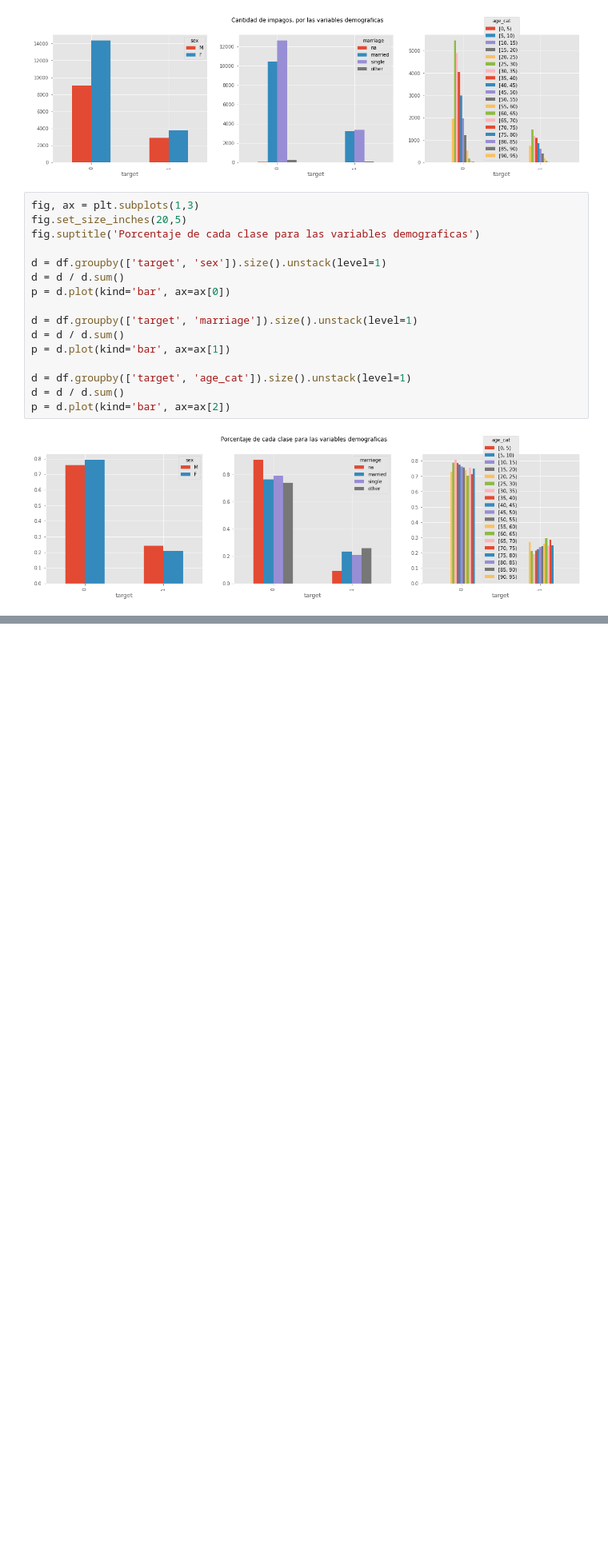
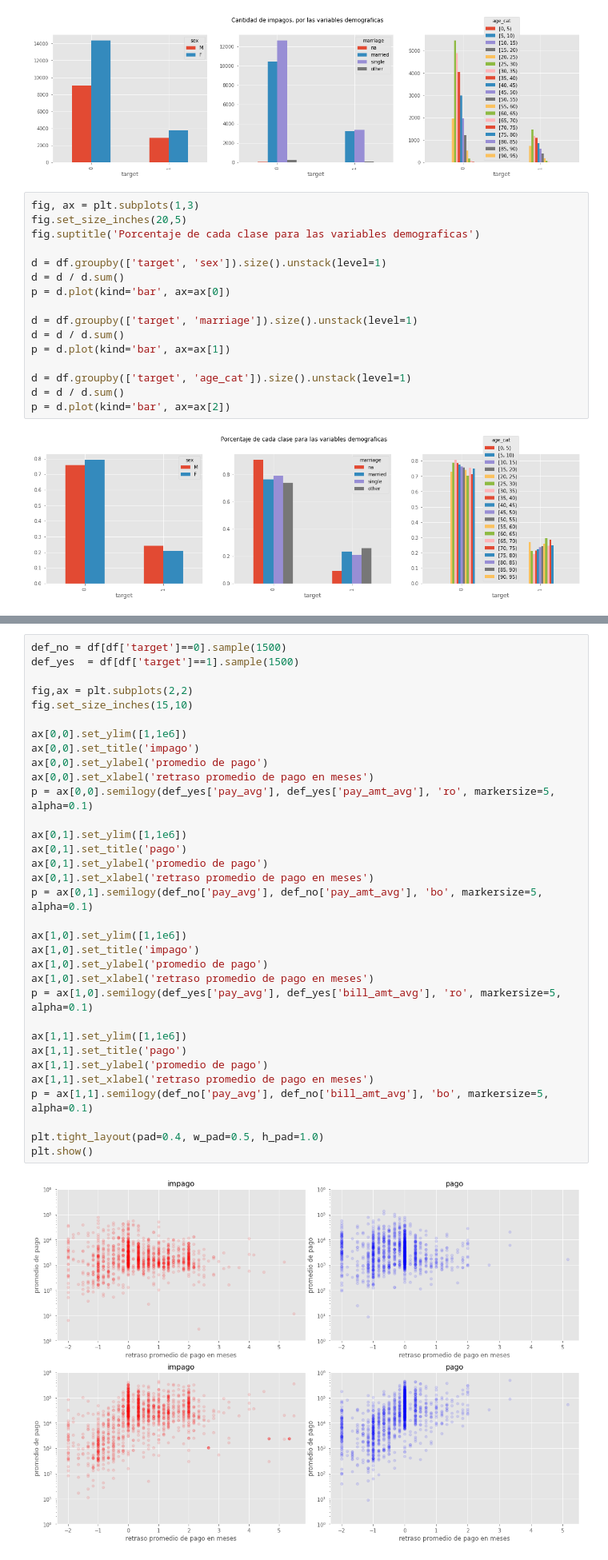
Before and after one commit to jorgelojam/impagos, a Jupyter notebook: src/prediccion.ipynb, the cells around one changed output, grey strips where cells are left out. Shown at 80% size. Cells and saved outputs as stored; diff of their text form; blank space fills up the shorter version.

```diff
--- a/src/prediccion.ipynb
+++ b/src/prediccion.ipynb
@@ -168,0 +243,35 @@ Para no cesgar a valores de cero y uno, se va a aplicar conversiones logaritmica
+# %%
+def_no = df[df['target']==0].sample(1500)
+def_yes  = df[df['target']==1].sample(1500)
+
+fig,ax = plt.subplots(2,2)
+fig.set_size_inches(15,10)
+
+ax[0,0].set_ylim([1,1e6])
+ax[0,0].set_title('impago')
+ax[0,0].set_ylabel('promedio de pago')
+ax[0,0].set_xlabel('retraso promedio de pago en meses')
+p = ax[0,0].semilogy(def_yes['pay_avg'], def_yes['pay_amt_avg'], 'ro', markersize=5, alpha=0.1)
+
+ax[0,1].set_ylim([1,1e6])
+ax[0,1].set_title('pago')
+ax[0,1].set_ylabel('promedio de pago')
+ax[0,1].set_xlabel('retraso promedio de pago en meses')
+p = ax[0,1].semilogy(def_no['pay_avg'], def_no['pay_amt_avg'], 'bo', markersize=5, alpha=0.1)
+
+ax[1,0].set_ylim([1,1e6])
+ax[1,0].set_title('impago')
+ax[1,0].set_ylabel('promedio de pago')
+ax[1,0].set_xlabel('retraso promedio de pago en meses')
+p = ax[1,0].semilogy(def_yes['pay_avg'], def_yes['bill_amt_avg'], 'ro', markersize=5, alpha=0.1)
+
+ax[1,1].set_ylim([1,1e6])
+ax[1,1].set_title('pago')
+ax[1,1].set_ylabel('promedio de pago')
+ax[1,1].set_xlabel('retraso promedio de pago en meses')
+p = ax[1,1].semilogy(def_no['pay_avg'], def_no['bill_amt_avg'], 'bo', markersize=5, alpha=0.1)
+
+plt.tight_layout(pad=0.4, w_pad=0.5, h_pad=1.0)
+plt.show()
+# %% [output]
+[figure, added]
```
Also changed, not shown: parts of 31 cells of this notebook.
